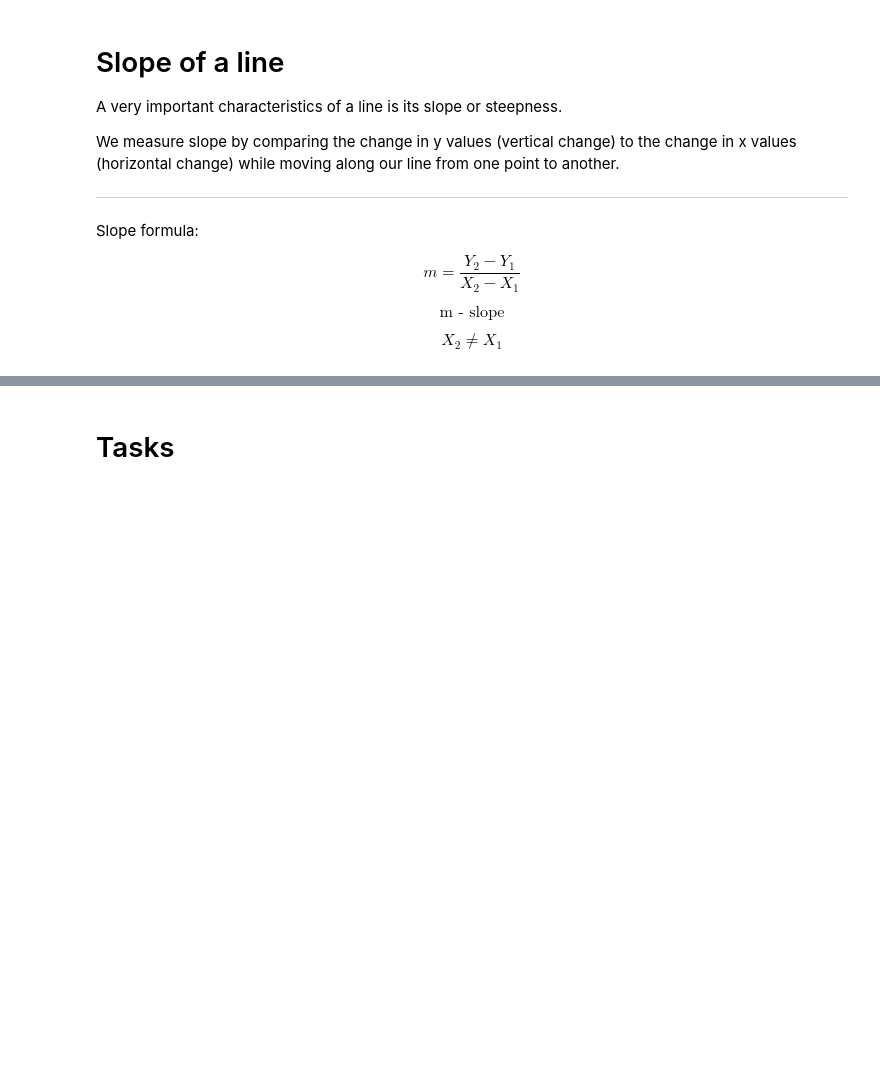
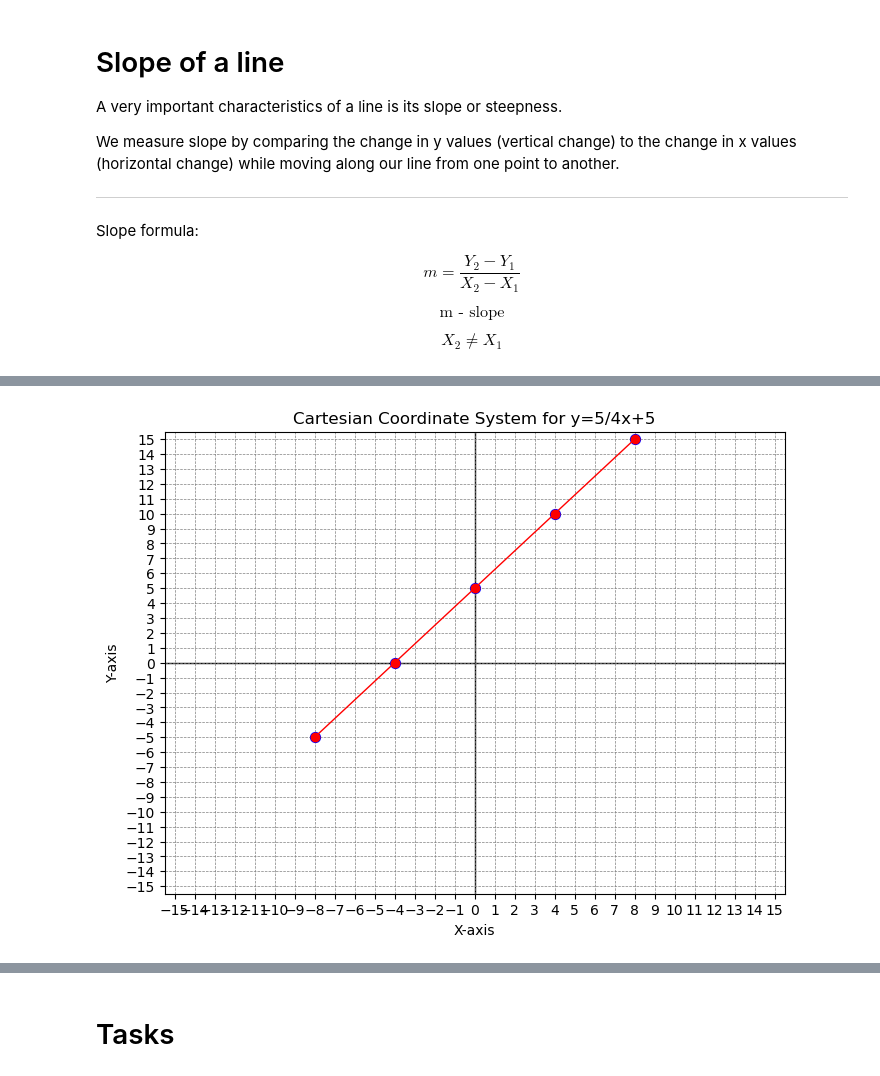
Before and after one commit to BZIvanov/Learning-Algebra, a Jupyter notebook: Algebra1/Algebra1.ipynb, the cells around one changed output, grey strips where cells are left out. Cells and saved outputs as stored; diff of their text form; code cells hidden in the pictures; blank space fills up the shorter version.

```diff
--- a/Algebra1/Algebra1.ipynb
+++ b/Algebra1/Algebra1.ipynb
@@ -529,0 +634,4 @@ $$ \frac{-4}{-3} $$
+# %%
+draw_cartesian_system([[(-8, -5), (-4, 0), (0, 5), (4, 10), (8, 15)]], axes_range=15, draw_line=True, title_suffix=" for y=5/4x+5")
+# %% [output]
+[figure, added]
```
Also changed, not shown: parts of 28 cells of this notebook.
